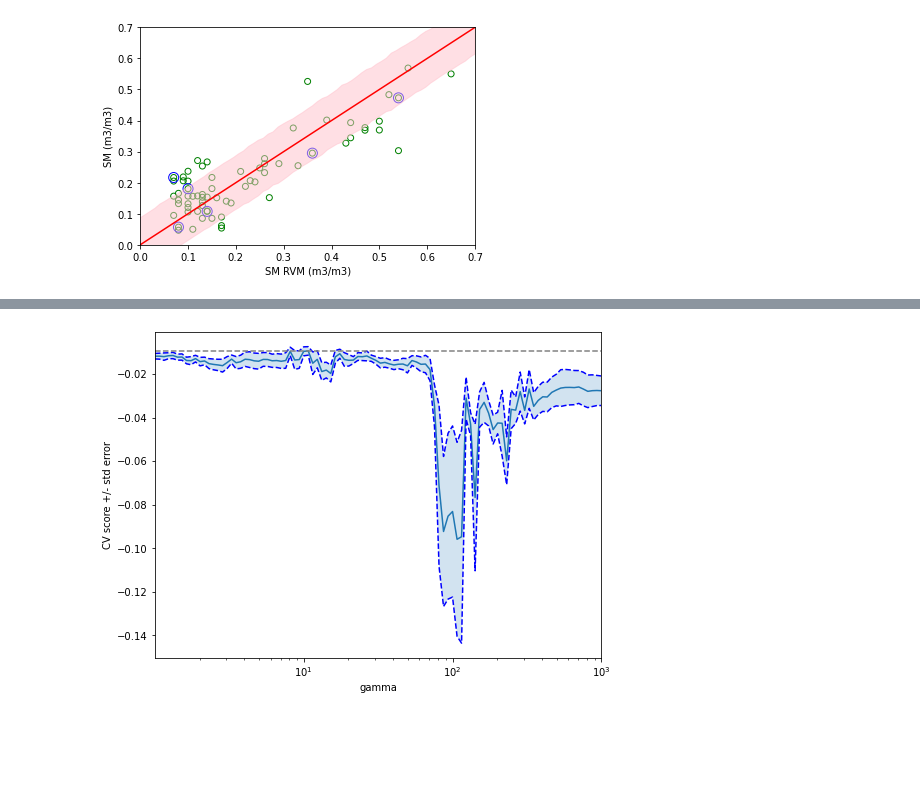
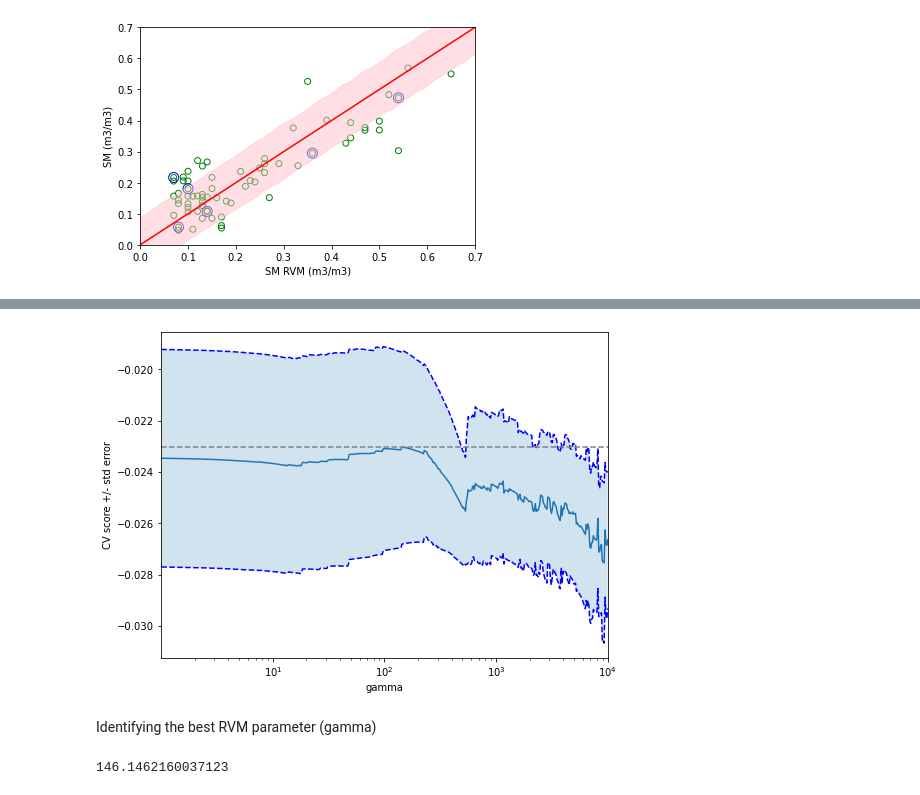
Before and after one commit to diviningwater/Machine-Learning-Applications-in-Remote-Sensing-Data, a Jupyter notebook: DSAW Application 1 Step 2.ipynb, the cells around one changed output, grey strips where cells are left out. Cells and saved outputs as stored; diff of their text form; code cells hidden in the pictures; blank space fills up the shorter version.

Commit message:
$ rvm cv training complete

```diff
--- a/DSAW Application 1 Step 2.ipynb
+++ b/DSAW Application 1 Step 2.ipynb
@@ -169,17 +173,16 @@ import numpy as np
 
 from sklearn_rvm import EMRVR
 
-X=sm[['B1','B2','B3','B4','B5','B6','B7']].to_numpy()
-y=sm['SM'].to_numpy()
+x_train=sm[['B1','B2','B3','B4','B5','B6','B7']].to_numpy()
+y_train=sm[['SM']].to_numpy()
 
-xl = np.linspace(1, len(y), len(y))
-x_train = X
-y_train = y
+xl = np.linspace(1, len(y_train), len(y_train))
+
 
 model = EMRVR(kernel='rbf', gamma='auto',bias_used=False)
-model.fit(x_train, y_train)
+model.fit(x_train, y_train.ravel())
 
-y, y_std = model.predict(X, return_std=True)
+y, y_std = model.predict(x_train, return_std=True)
 # %% [markdown]
 Let's plot the results
 # %%
@@ -225,41 +239,49 @@ r2 = 0.7173490685232009
 # %%
 from sklearn.model_selection import GridSearchCV
 
-X = x_train#[:150]
-y = y_train#[:150]
+X=sm[['B1']].to_numpy()
+# X = np.reshape(X, (-1, 1))
 
-gammas = np.logspace(0.001,3,100)
+
+gammas = np.logspace(0.001,4,500)
 
 tuned_parameters = [{'gamma': gammas}]
 n_folds = 4
 
-model = EMRVR(kernel='rbf', bias_used=True)
-clf = GridSearchCV(model,tuned_parameters, cv=n_folds, refit=False,scoring='neg_mean_squared_error')
+model = EMRVR(kernel='rbf', bias_used=False)
+clf = GridSearchCV(model,tuned_parameters, cv=n_folds, n_jobs = -1, refit=False,scoring='neg_mean_squared_error')
 
 
-clf.fit(X, y)
+clf.fit(X, y_train.ravel())
 scores = clf.cv_results_['mean_test_score']
 scores_std = clf.cv_results_['std_test_score']
 plt.figure().set_size_inches(8, 6)
 plt.semilogx(gammas, scores)
 
 # plot error lines showing +/- std. errors of the scores
 std_error = scores_std / np.sqrt(n_folds)
 
 plt.semilogx(gammas, scores + std_error, 'b--')
 plt.semilogx(gammas, scores - std_error, 'b--')
 
 # alpha=0.2 controls the translucency of the fill color
 plt.fill_between(gammas, scores + std_error, scores - std_error, alpha=0.2)
 
 plt.ylabel('CV score +/- std error')
 plt.xlabel('gamma')
 plt.axhline(np.max(scores), linestyle='--', color='.5')
 plt.xlim([gammas[0], gammas[-1]])
 # plt.ylim([0, 1])
 
 
 
 plt.show()
 # %% [output]
-[figure, old version]
+[figure, new version]
+# %% [markdown]
+Identifying the best RVM parameter (gamma)
+# %%
+B1_gamma_sel = gammas[scores == np.max(scores)]
+print(B1_gamma_sel[0])
+# %% [output]
+146.1462160037123
```
Also changed, not shown: parts of 21 cells of this notebook, 7 other files.
